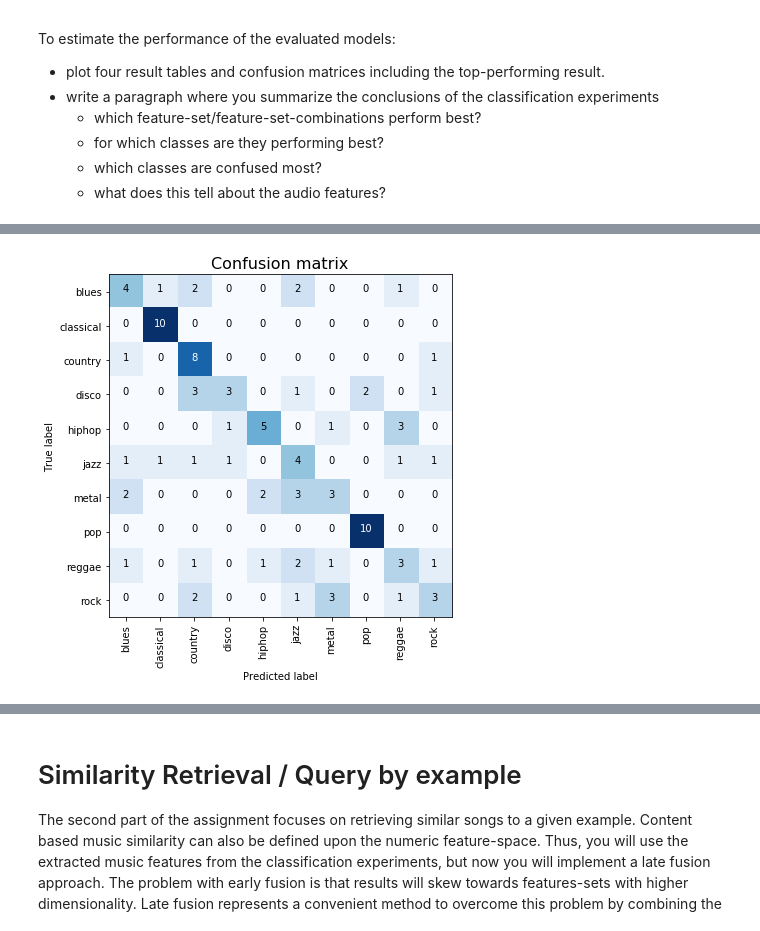
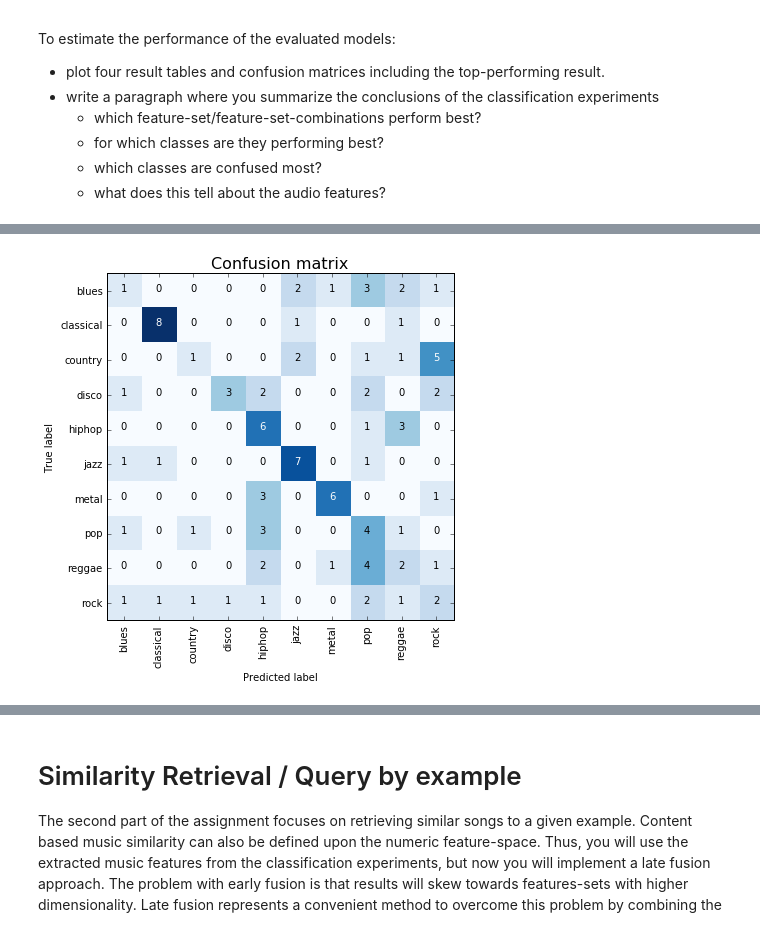
Before and after one commit to felentovic/Information-Retrieval, a Jupyter notebook: Project2/air_assign2_mir.ipynb, the cells around one changed output, grey strips where cells are left out. Cells and saved outputs as stored; diff of their text form; code cells hidden in the pictures.

```diff
--- a/Project2/air_assign2_mir.ipynb
+++ b/Project2/air_assign2_mir.ipynb
@@ -337,4 +337,4 @@ show_classification_results(classification_results_fused)
 # %%
-plot_confusion_matrix(classification_results_fused[("mfcc",)], le)
+plot_confusion_matrix(classification_results_fused[(("chroma",))], le)
 # %% [output]
-[figure, old version]
+[figure, new version]
```
Also changed, not shown: parts of 5 cells of this notebook.
